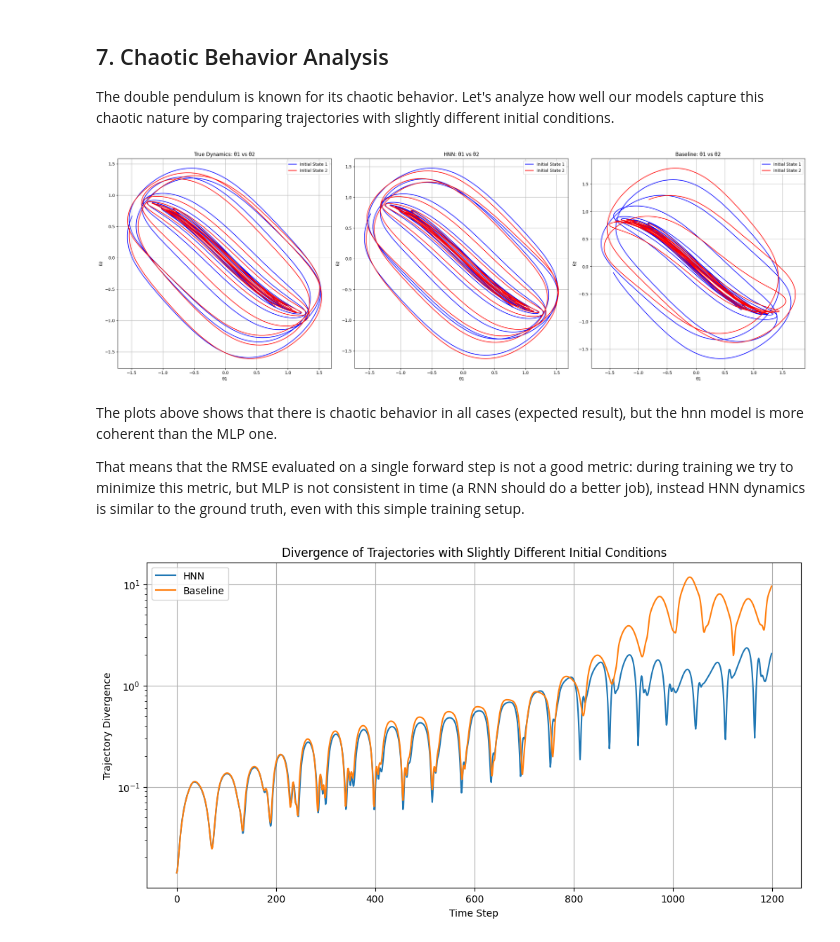
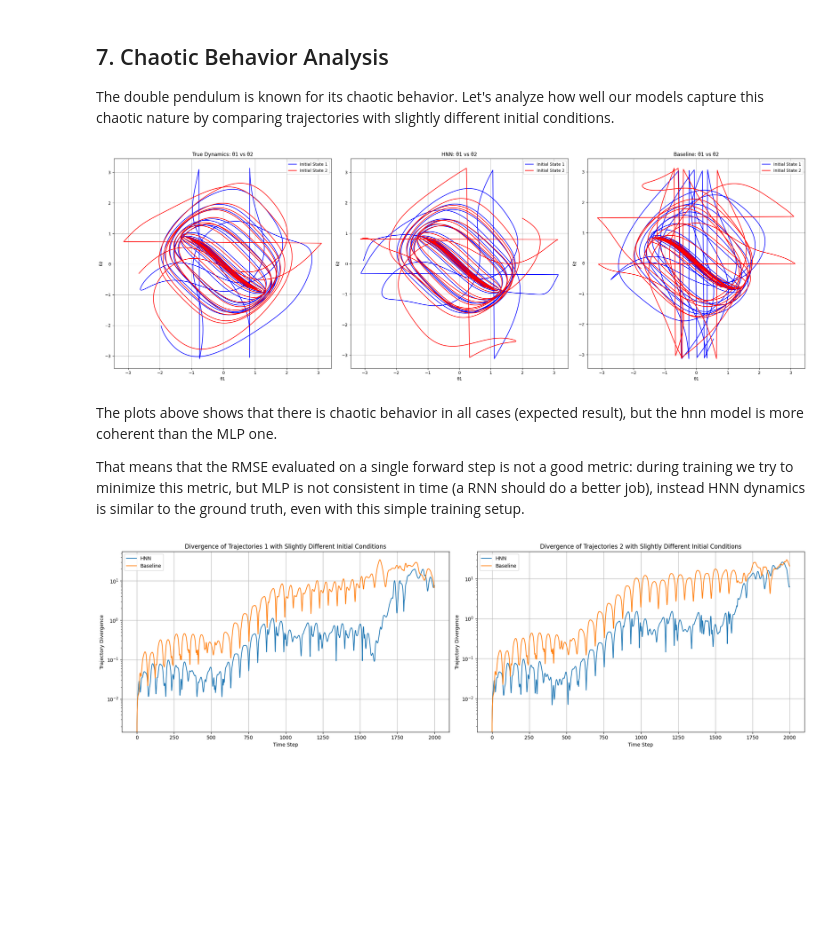
Before and after one commit to YuriPaglierani/Hamiltonian-Neural-Networks-Pendulums, a Jupyter notebook: notebooks/double_pendulum_nb.ipynb, the cells around one changed output. Cells and saved outputs as stored; diff of their text form; code cells hidden in the pictures; blank space fills up the shorter version.

```diff
--- a/notebooks/double_pendulum_nb.ipynb
+++ b/notebooks/double_pendulum_nb.ipynb
@@ -289,7 +289,7 @@ def simulate_trajectory(model, initial_state, steps, dt, m1, m2, l1, l2, g):
 # Simulation parameters
 initial_state1 = torch.tensor([np.pi/4, -np.pi/4, 0.0, 0.0], dtype=torch.float32)
 initial_state2 = initial_state1 + torch.tensor([0.01, 0.01, 0.0, 0.0], dtype=torch.float32)
-steps = 3000
+steps = 2000
 dt = config['dt']
 m1, m2, l1, l2, g = config['mass1'], config['mass2'], config['length1'], config['length2'], config['g']
 
@@ -331,7 +331,7 @@ ax3.grid(True)
 plt.tight_layout()
 plt.show()
 # %% [output]
-[figure, old version]
+[figure, new version]
 # %% [markdown]
 The plots above shows that there is chaotic behavior in all cases (expected result), but the hnn model is more coherent than the MLP one.
 
@@ -339,19 +339,39 @@ That means that the RMSE evaluated on a single forward step is not a good metric
 # %%
 def compute_trajectory_divergence(traj1: torch.Tensor, traj2: torch.Tensor) -> np.ndarray:
     return torch.norm(traj1 - traj2, dim=1).numpy()
 
-hnn_divergence = compute_trajectory_divergence(hnn_traj1, hnn_traj2)
-baseline_divergence = compute_trajectory_divergence(baseline_traj1, baseline_traj2)
+# Compute divergences for traj1
+hnn_divergence1 = compute_trajectory_divergence(hnn_traj1, true_traj1)
+baseline_divergence1 = compute_trajectory_divergence(baseline_traj1, true_traj1)
 
-plt.figure(figsize=(12, 6))
-plt.plot(hnn_divergence, label='HNN')
-plt.plot(baseline_divergence, label='Baseline')
-plt.xlabel('Time Step')
-plt.ylabel('Trajectory Divergence')
-plt.title('Divergence of Trajectories with Slightly Different Initial Conditions')
-plt.legend()
-plt.yscale('log')
-plt.grid(True)
+# Compute divergences for traj2
+hnn_divergence2 = compute_trajectory_divergence(hnn_traj2, true_traj2)
+baseline_divergence2 = compute_trajectory_divergence(baseline_traj2, true_traj2)
+
+# Create two subplots
+fig, (ax1, ax2) = plt.subplots(1, 2, figsize=(20, 6))
+
+# Plot for traj1
+ax1.plot(hnn_divergence1, label='HNN')
+ax1.plot(baseline_divergence1, label='Baseline')
+ax1.set_xlabel('Time Step')
+ax1.set_ylabel('Trajectory Divergence')
+ax1.set_title('Divergence of Trajectories 1 with Slightly Different Initial Conditions')
+ax1.legend()
+ax1.set_yscale('log')
+ax1.grid(True)
+
+# Plot for traj2
+ax2.plot(hnn_divergence2, label='HNN')
+ax2.plot(baseline_divergence2, label='Baseline')
+ax2.set_xlabel('Time Step')
+ax2.set_ylabel('Trajectory Divergence')
+ax2.set_title('Divergence of Trajectories 2 with Slightly Different Initial Conditions')
+ax2.legend()
+ax2.set_yscale('log')
+ax2.grid(True)
+
+plt.tight_layout()
 plt.show()
 # %% [output]
-[figure, old version]
+[figure, new version]
```
Also changed, not shown: parts of 6 cells of this notebook.
